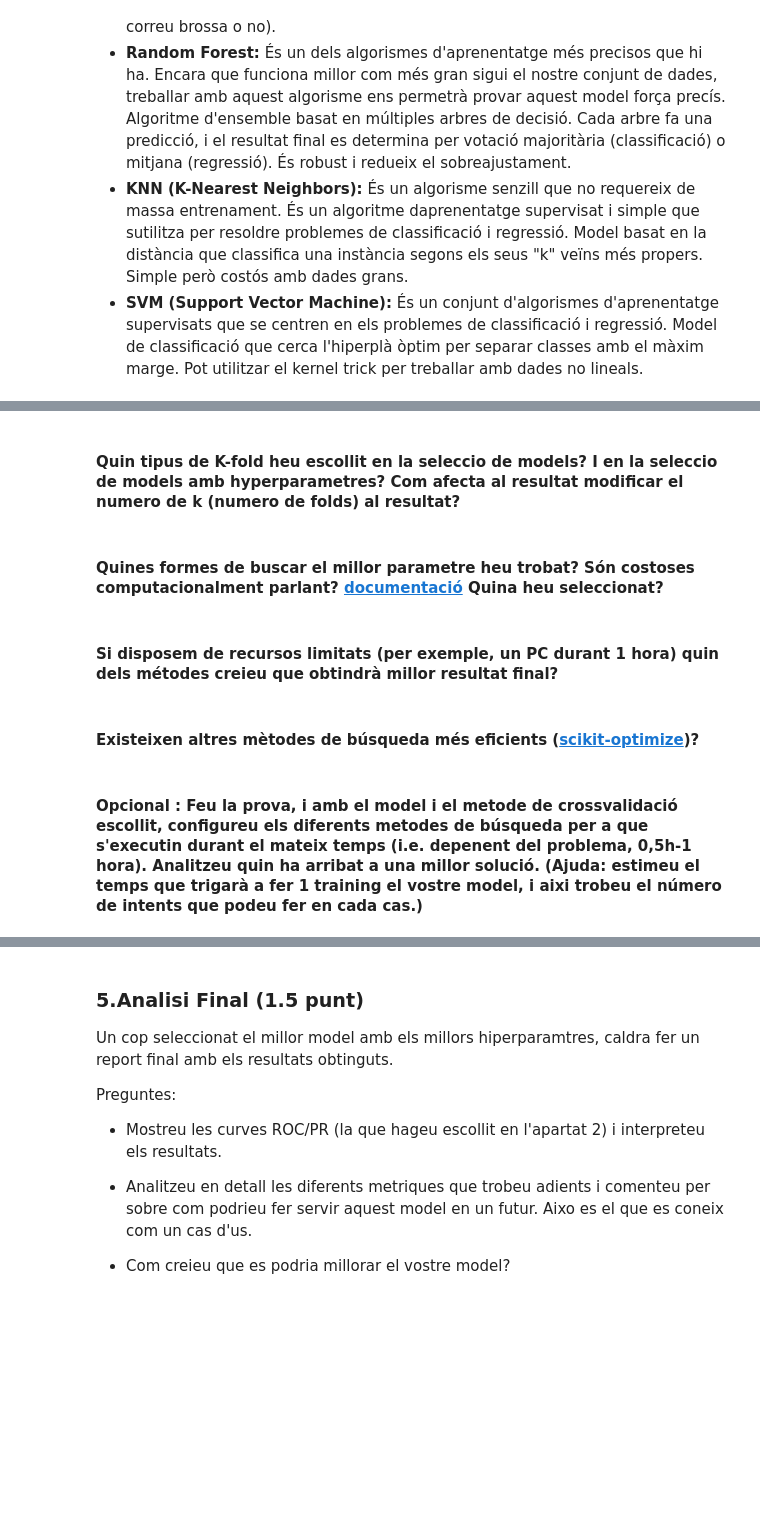
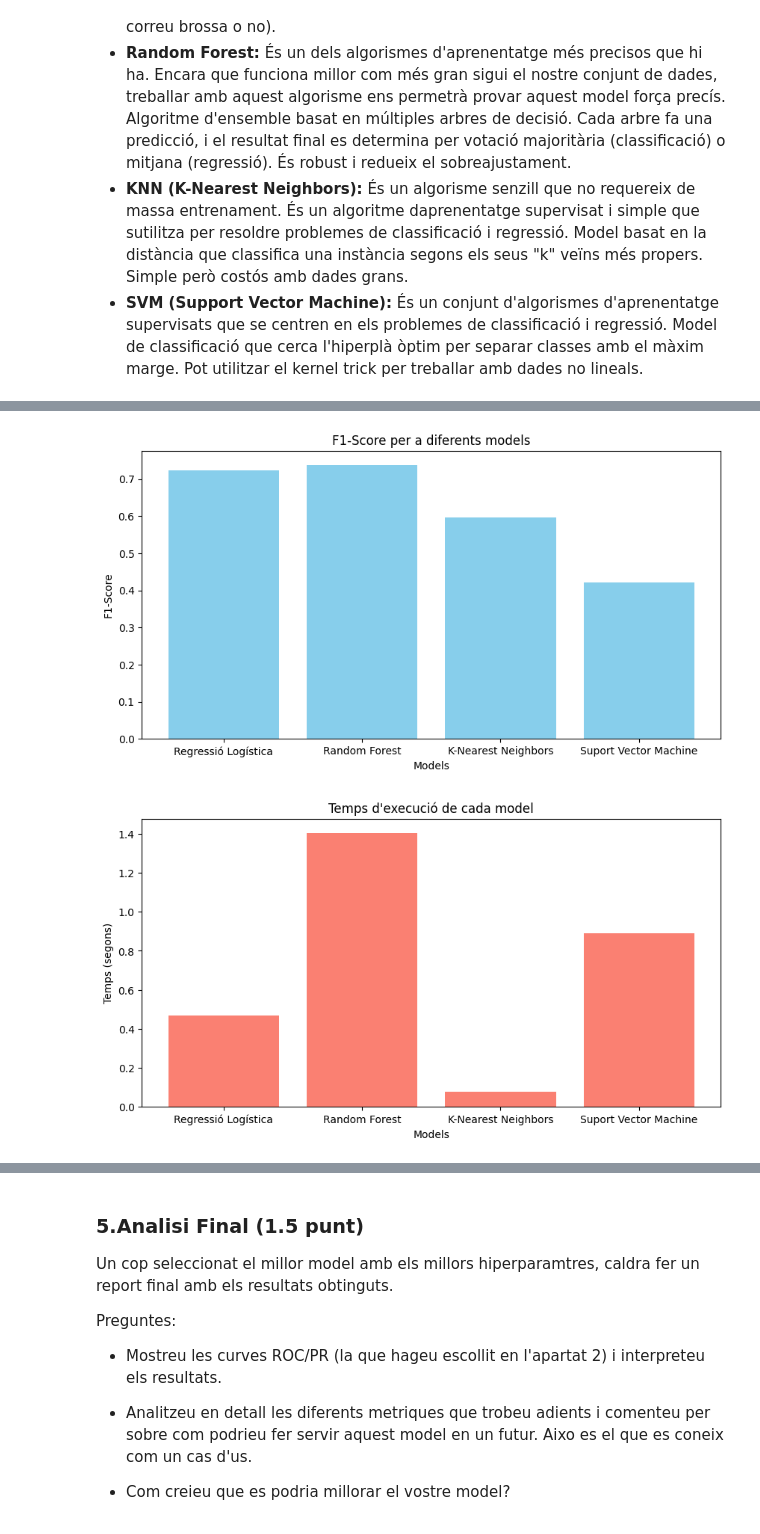
Before and after one commit to Frostyniano/ApC_Pr-ctiques, a Jupyter notebook: APC_Practica_1_2024.ipynb, the cells around one changed output, grey strips where cells are left out. Cells and saved outputs as stored; diff of their text form; code cells hidden in the pictures; blank space fills up the shorter version.

```diff
--- a/APC_Practica_1_2024.ipynb
+++ b/APC_Practica_1_2024.ipynb
@@ -723,10 +715,47 @@ Nosaltres hem decidit triar els models de Regressió Logística, Random Forest,
-# %% [markdown]
-#### **Quin tipus de K-fold heu escollit en la seleccio de models? I en la seleccio de models amb hyperparametres? Com afecta al resultat modificar el numero de k (numero de folds) al resultat?**
-# %% [markdown]
-#### **Quines formes de buscar el millor parametre heu trobat? Són costoses computacionalment parlant? [documentació](https://scikit-learn.org/stable/modules/grid_search.html) Quina heu seleccionat?**
-# %% [markdown]
-#### **Si disposem de recursos limitats (per exemple, un PC durant 1 hora) quin dels métodes creieu que obtindrà millor resultat final?**
-# %% [markdown]
-#### **Existeixen altres mètodes de búsqueda més eficients ([scikit-optimize](https://scikit-optimize.github.io/stable/))?**
-# %% [markdown]
-#### **Opcional : Feu la prova, i amb el model i el metode de crossvalidació escollit, configureu els diferents metodes de búsqueda per a que s'executin durant el mateix temps (i.e. depenent del problema, 0,5h-1 hora). Analitzeu quin ha arribat a una millor solució. (Ajuda: estimeu el temps que trigarà a fer 1 training el vostre model, i aixi trobeu el número de intents que podeu fer en cada cas.)**
+# %%
+from sklearn.linear_model import LogisticRegression
+from sklearn.ensemble import RandomForestClassifier
+from sklearn.neighbors import KNeighborsClassifier
+from sklearn.svm import SVC
+from sklearn.model_selection import StratifiedKFold, cross_val_score
+import time
+import matplotlib.pyplot as plt
+
+# Defineix els classificadors amb paràmetres predeterminats
+models = [
+    ('Regressió Logística', LogisticRegression(max_iter=1000)),
+    ('Random Forest', RandomForestClassifier()),
+    ('K-Nearest Neighbors', KNeighborsClassifier()),
+    ('Suport Vector Machine', SVC(probability=True))
+]
+
+# Diccionaris per emmagatzemar la puntuació F1 i els temps d'execució
+f1_scores = {}
+execution_times = {}
+kfold = StratifiedKFold(n_splits=10, shuffle=True, random_state=1)
+# Realitza validació creuada i calcula el F1-Score per a cada model
+for model_name, clf in models:
+    start_time = time.time()
+    cv_scores = cross_val_score(clf, X, y, cv=kfold, scoring='f1')
+    f1_scores[model_name] = cv_scores.mean()
+    end_time = time.time()
+    execution_times[model_name] = end_time - start_time
+
+# Gràfic de barres per al F1-Score
+plt.figure(figsize=(10, 5))
+plt.bar(f1_scores.keys(), f1_scores.values(), color='skyblue')
+plt.title('F1-Score per a diferents models')
+plt.xlabel('Models')
+plt.ylabel('F1-Score')
+plt.show()
+
+# Gràfic de barres per al temps d'execució
+plt.figure(figsize=(10, 5))
+plt.bar(execution_times.keys(), execution_times.values(), color='salmon')
+plt.title('Temps d\'execució de cada model')
+plt.xlabel('Models')
+plt.ylabel('Temps (segons)')
+plt.show()
+# %% [output]
+[figure, added]
+[figure, added]
```
Also changed, not shown: parts of 9 cells of this notebook.
